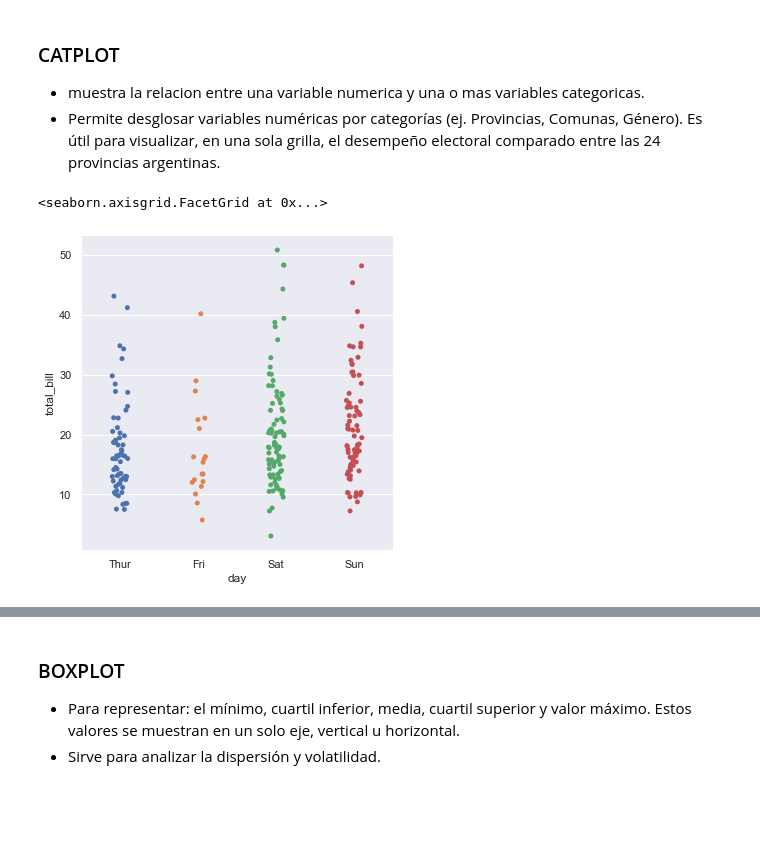
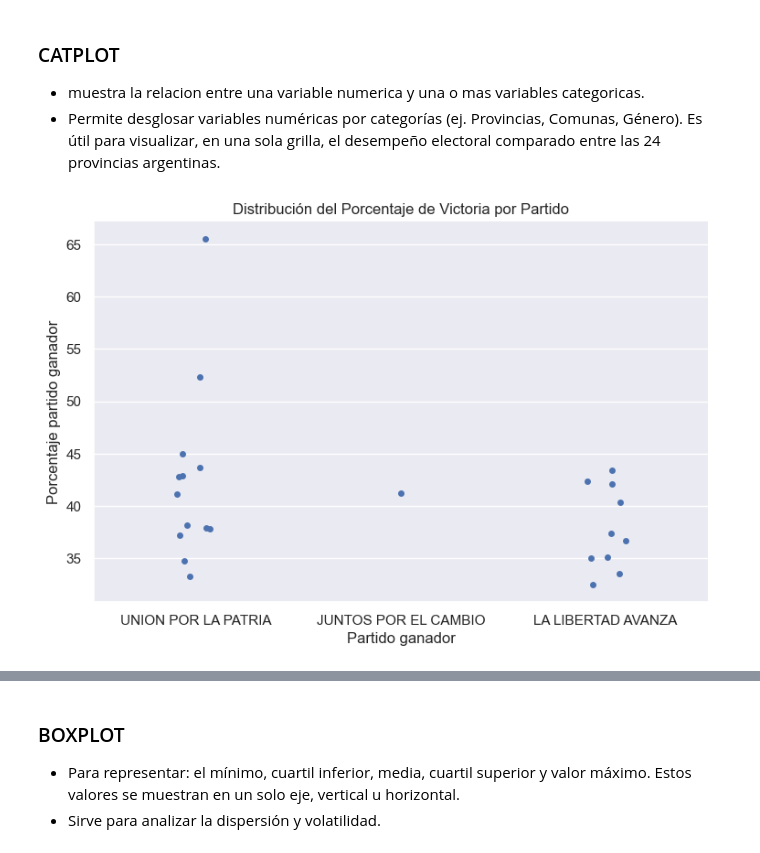
Before and after one commit to fedestarosta/DS, a Jupyter notebook: Clase_08_Visualizacion.ipynb, the cells around one changed output, grey strips where cells are left out. Cells and saved outputs as stored; diff of their text form; code cells hidden in the pictures; blank space fills up the shorter version.

```diff
--- a/Clase_08_Visualizacion.ipynb
+++ b/Clase_08_Visualizacion.ipynb
@@ -100,8 +107,23 @@ dir(sns.FacetGrid) #Matplotlib admite la creación de figuras con múltiples eje
  'tight_layout']
 # %%
-#Funcion HUE: perimite incorporar una variable que agrupa los datos ya importados
-    #Los diferencia por color
-    # Puede ser numerica o categórica
+sns.set(style = 'darkgrid')
 
-sns.relplot(x = 'Pos_Fecha_30', y = 'club', data= futbol, hue= 'Pos_Fecha_21' , style = 'ascenso')
+# x: Competencia del sistema (NEP) | y: Fuerza del triunfo
+# hue: Identidad política del ganador
+# s=150 hace los puntos más grandes para ver mejor la distribución
+sns.relplot(x = 'NEP',
+            y = 'Porcentaje partido ganador',
+            data = df_elecciones,
+            hue = 'Partido ganador',
+            s = 150,
+            height = 5,
+            aspect = 1.5)
+# Elegimos algunas provincias que queremos que tengan la etiqueta de texto - OPCIONAL
+provincias_a_marcar = ['BUENOS AIRES', 'CORDOBA', 'SANTA FE', 'MENDOZA', 'FORMOSA']
+for _, fila in df_elecciones.iterrows():
+    if fila['Provincia'] in provincias_a_marcar:
+        plt.text(fila['NEP'], fila['Porcentaje partido ganador'], fila['Provincia'], fontsize=9, fontweight='bold')
+        plt.legend(bbox_to_anchor=(1.02, 1))
+plt.title('Relación entre Competencia del Sistema (NEP) y Porcentaje de Victoria')
+plt.show()
 # %% [output]
@@ -156,6 +244,6 @@ ax = sns.lineplot(x='valor' , y='inversion_relativa', data = futbol , hue= 'asce
 ## Datos categoricos
 + Esenciales para comparar el comportamiento entre diferentes unidades geográficas o grupos poblacionales.
 # %%
-tips = sns.load_dataset('tips')
-tips.head()
+df_elecciones.columns = df_elecciones.columns.str.strip()
+df_elecciones.head()
 # %% [output]
@@ -171,7 +259,16 @@ tips.head()
 + Permite desglosar variables numéricas por categorías (ej. Provincias, Comunas, Género). Es útil para visualizar, en una sola grilla, el desempeño electoral comparado entre las 24 provincias argentinas.
 # %%
 
-sns.catplot(x = 'day' , y = 'total_bill' , data = tips)
+sns.set(style='darkgrid')
+
+# Agregamos aspect=1.5 para que los nombres de los partidos no se superpongan
+sns.catplot(x='Partido ganador',
+            y='Porcentaje partido ganador',
+            data=df_elecciones,
+            height=5,
+            aspect=1.5)
+
+plt.title('Distribución del Porcentaje de Victoria por Partido')
+plt.show()
 # %% [output]
-<seaborn.axisgrid.FacetGrid at 0x...>
-[figure, old version]
+[figure, new version]
```
Also changed, not shown: parts of 20 cells of this notebook, 2 other files.
